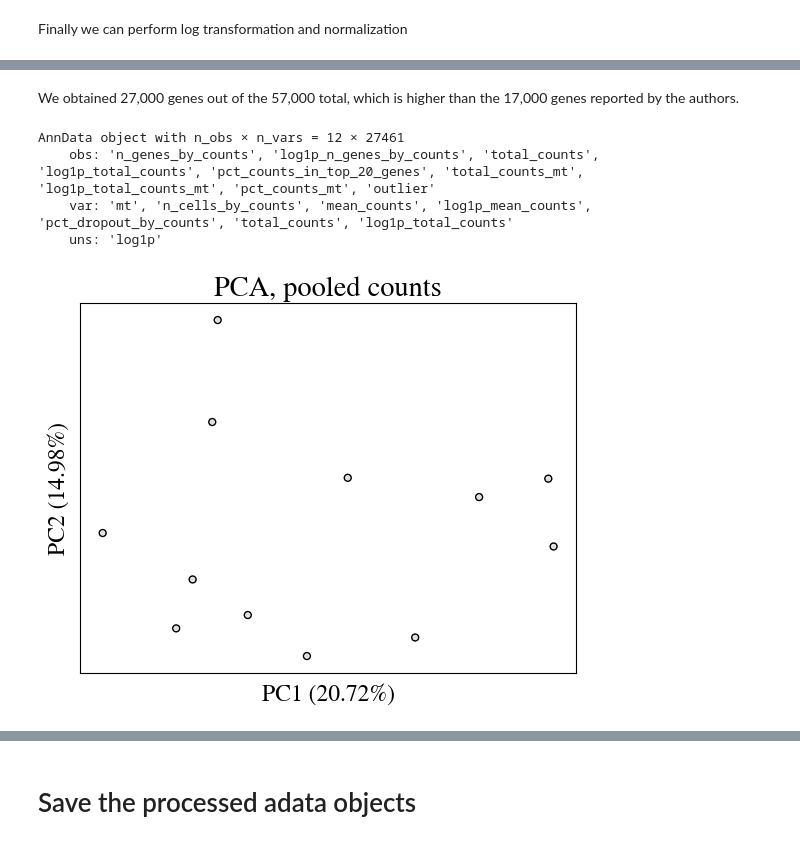
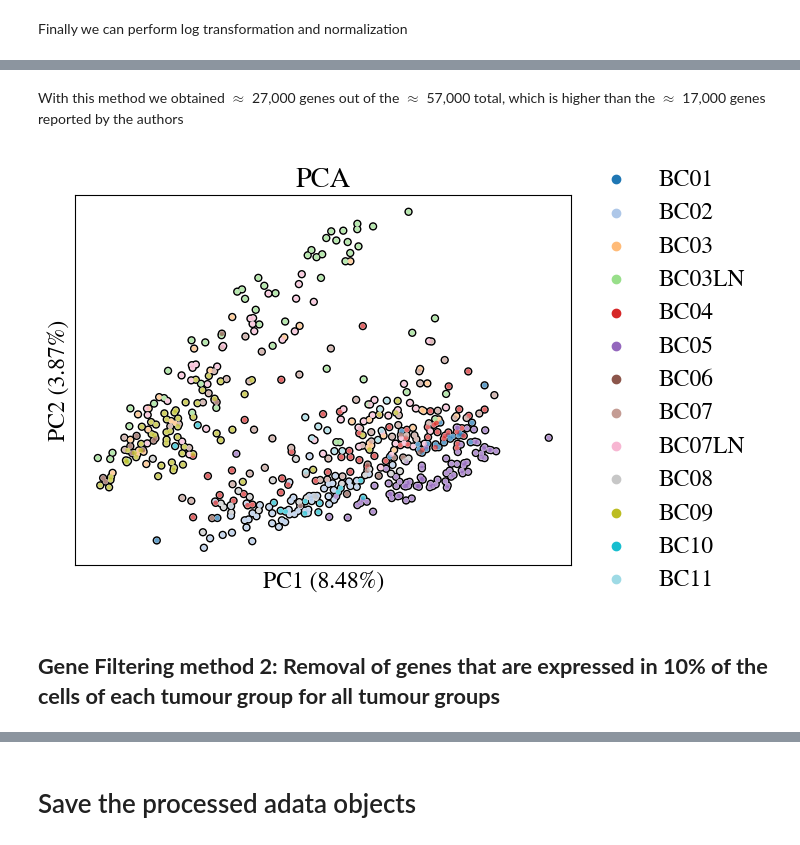
Before and after one commit to KyriakosPsa/BreastCancer-SingleCell, a Jupyter notebook: preprocessing.ipynb, the cells around one changed output, grey strips where cells are left out. Cells and saved outputs as stored; diff of their text form; code cells hidden in the pictures.

```diff
--- a/preprocessing.ipynb
+++ b/preprocessing.ipynb
@@ -324,4 +194,0 @@ print(count_true)
-# %%
-# Apply the mask to the padata
-padata = padata[is_present]
-padata
@@ -334 +203,8 @@ View of AnnData object with n_obs × n_vars = 12 × 36123
+# %%
+cadata = cadata[~cadata.obs.outlier]
+cadata.X[cadata.X < 1] = 0
+sc.pp.normalize_total(cadata,inplace=True,  exclude_highly_expressed = True )
+sc.pp.log1p(cadata,base=2)
+sc.pp.normalize_total(padata,inplace=True, exclude_highly_expressed = True  )
+sc.pp.log1p(padata,base=2)
 # %% [markdown]
@@ -341 +216,4 @@ cadata.X[cadata.X < 1] = 0
+# %%
+cadata1 = cadata.copy()
+padata1 = padata.copy()
 # %%
@@ -347,13 +231,13 @@ Now we can filter out all the genes expressed in 10% of all tumour groups.
 # %%
-df_expression = pd.DataFrame(data=cadata.X, columns=cadata.var_names)
-df_expression['tumor_groups'] = cadata.obs['tumor_groups'].values
+df_expression = pd.DataFrame(data=cadata1.X, columns=cadata1.var_names)
+df_expression['tumor_groups'] = cadata1.obs['tumor_groups'].values
 
 # Group by tumor groups and sum the expression values for cells in the group
 group = df_expression.groupby("tumor_groups").sum()
 # Make expression binary
 group[group > 0] = 1
 mask = group.sum(axis = 0) < 0.1 * group.shape[0]
-cadata = cadata[:,~mask]
-padata = padata[:,~mask]
+cadata1 = cadata1[:,~mask]
+padata1 = padata1[:,~mask]
 cadata
 # %% [output]
@@ -388,14 +253,9 @@ sc.pp.log1p(padata, base = 2)
 # %% [markdown]
-We obtained 27,000 genes out of the 57,000 total, which is higher than the 17,000 genes reported by the authors.
+With this method we obtained $\approx$ 27,000 genes out of the $\approx$ 57,000 total, which is higher than the $\approx$ 17,000 genes reported by the authors
-# %%
-padata
-# %% [output]
-AnnData object with n_obs × n_vars = 12 × 27461
-    obs: 'n_genes_by_counts', 'log1p_n_genes_by_counts', 'total_counts', 'log1p_total_counts', 'pct_counts_in_top_20_genes', 'total_counts_mt', 'log1p_total_counts_mt', 'pct_counts_mt', 'outlier'
-    var: 'mt', 'n_cells_by_counts', 'mean_counts', 'log1p_mean_counts', 'pct_dropout_by_counts', 'total_counts', 'log1p_total_counts'
-    uns: 'log1p'
 # %%
-sc.pp.pca(padata)
-sc.pl.pca(padata,annotate_var_explained = True, title = "PCA, pooled counts",add_outline=True, size = 50,palette = "tab20")
+sc.pp.pca(cadata1)
+sc.pl.pca(cadata1, color = "tumor_groups",annotate_var_explained = True, title = "PCA",add_outline=True, size = 50,palette = "tab20")
 # %% [output]
-[figure, old version]
+[figure, new version]
+# %% [markdown]
+## **Gene Filtering method 2: Removal of genes that are expressed in 10% of the cells of each tumour group for all tumour groups**
```
Also changed, not shown: parts of 65 cells of this notebook.
